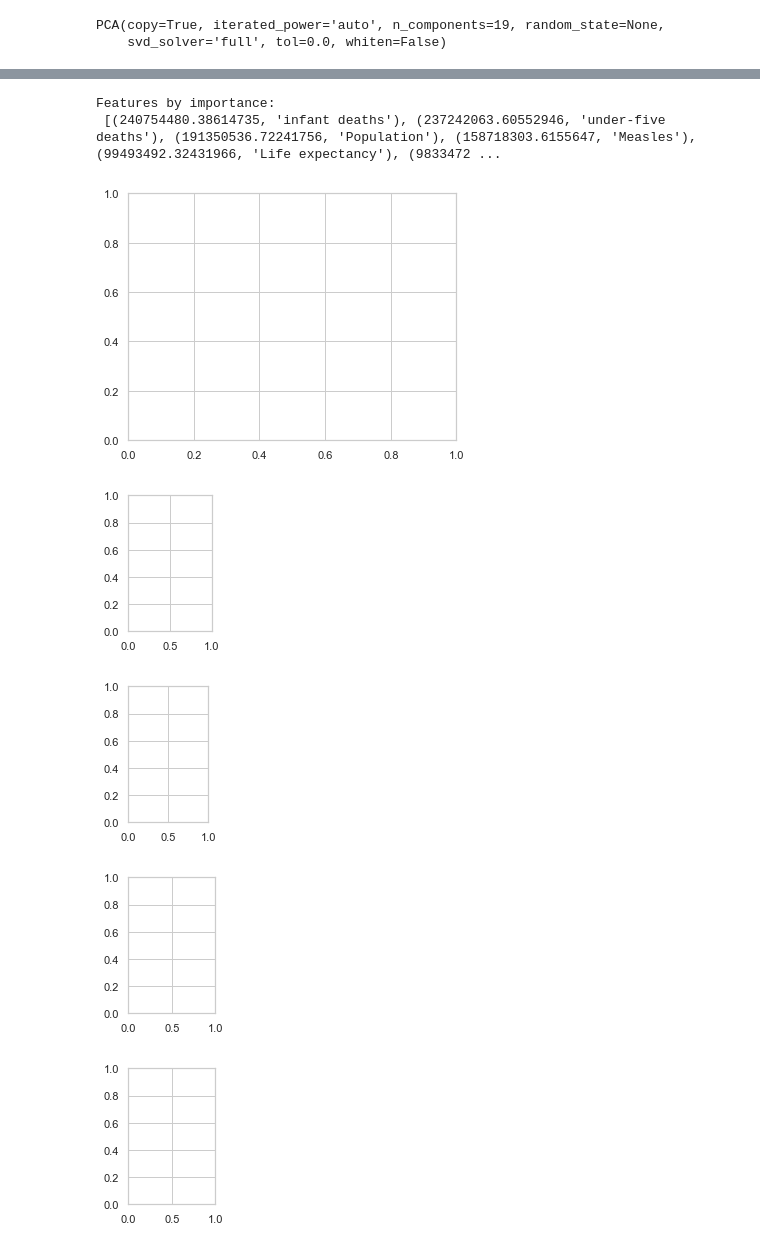
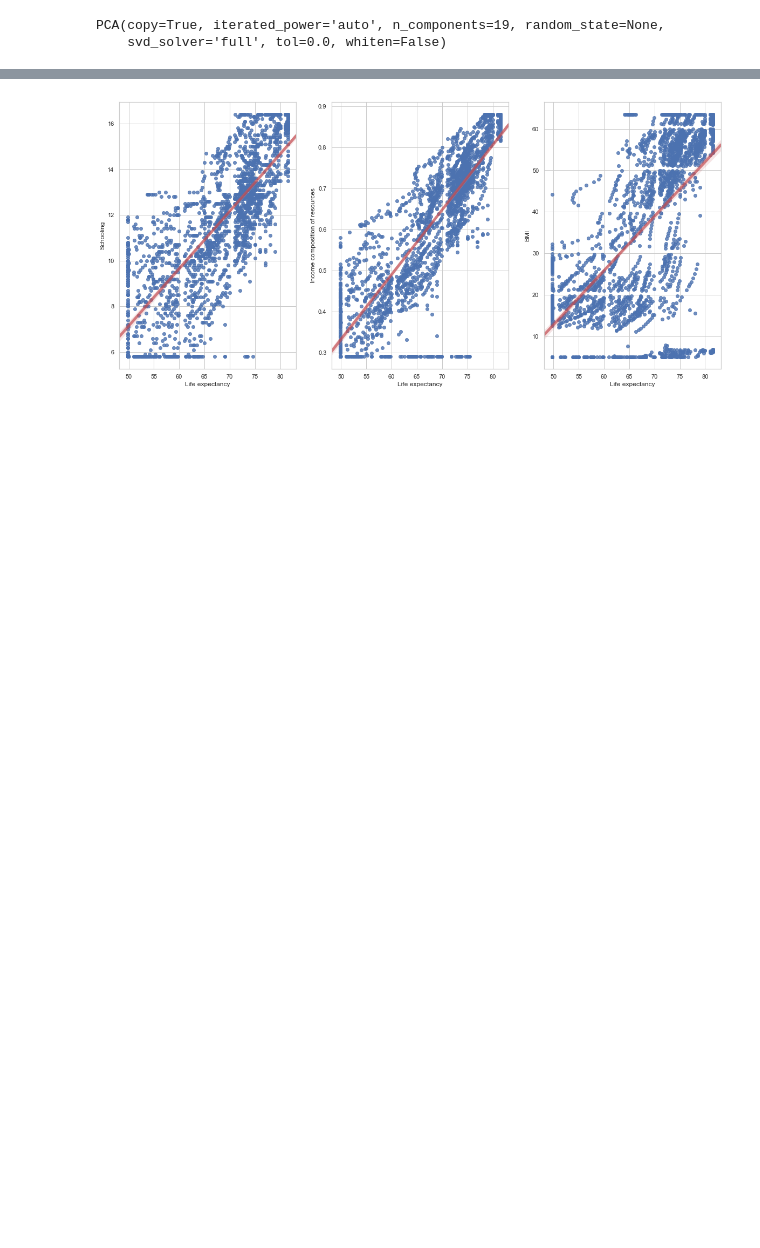
Before and after one commit to TheONEShafiq/Thinkful_Exercises, a Jupyter notebook: EDA_Challenge.ipynb, the cells around one changed output, grey strips where cells are left out. Drawn from its saved outputs; the diff is of its cells as text; code cells hidden in the pictures; blank space fills up the shorter version.

```diff
--- a/EDA_Challenge.ipynb
+++ b/EDA_Challenge.ipynb
@@ -274,6 +249,6 @@ Number of outliers is: 1753
 # %%
-# def using_mstats(s):
-#     return winsorize(s, limits=[0.05, 0.05])
+def using_mstats(s):
+    return winsorize(s, limits=[0.05, 0.05])
 
-# expectancy = expectancy_clean.apply(using_mstats, axis=0)
-# expectancy.quantile([0, 0.05, 0.25, 0.5, 0.75, 0.95, 1])
+expectancy_clean = expectancy_clean.apply(using_mstats, axis=0)
+expectancy_clean.quantile([0, 0.05, 0.25, 0.5, 0.75, 0.95, 1])
@@ -658,26 +622,0 @@ Text(0.5, 1.0, 'Correlation Matrix PCA')
-# %%
-import math
-
-def get_important_features(transformed_features, components_, columns):
-    """
-    This function will return the most "important"
-    features so we can determine which have the most
-    effect on multi-dimensional scaling
-    """
-    num_columns = len(columns)
-
-    # Scale the principal components by the max value in
-    # the transformed set belonging to that component
-    xvector = components_[0] * max(transformed_features[:,0])
-    yvector = components_[1] * max(transformed_features[:,1])
-
-    # Sort each column by it's length. These are your *original*
-    # columns, not the principal components.
-    important_features = { columns[i] : math.sqrt(xvector[i]**2 + yvector[i]**2) for i in range(num_columns) }
-    important_features = sorted(zip(important_features.values(), important_features.keys()), reverse=True)
-    print ("Features by importance:\n", important_features)
-
-get_important_features(T, pca.components_, df.columns.values)
-# %% [output]
-Features by importance:
- [(240754480.38614735, 'infant deaths'), (237242063.60552946, 'under-five deaths'), (191350536.72241756, 'Population'), (158718303.6155647, 'Measles'), (99493492.32431966, 'Life expectancy'), (9833472 ...
@@ -732,32 +623,22 @@ Features by importance:
 # %%
 #Plot the original (clean) dataset to show the relationship between target variable "Life Expectancy"
-#and the 5 features identifed via PCA that have the most impact.
-#This visualization is using the normal data
+#and the 3 features with the highest correlations.
+#This visualization is using the normal data.
 
-plt.figure(figsize=(20,10))
+plt.figure(figsize=(20,20))
 
 plt.subplot(2,3,1)
-sns.lmplot(x='Life expectancy', y='infant deaths', data=expectancy_clean)
+sns.regplot(x=expectancy_clean['Life expectancy'], y=expectancy_clean['Schooling'],
+            line_kws={'color': 'r', 'alpha':0.7, 'lw':5})
 
 plt.subplot(2,3,2)
-sns.lmplot(x='Life expectancy', y='Measles', data=expectancy_clean)
-# plt.title('Life Expectancy / Measles')
+sns.regplot(x=expectancy_clean['Life expectancy'], y=expectancy_clean['Income composition of resources'],
+            line_kws={'color': 'r', 'alpha':0.7, 'lw':5})
 
 plt.subplot(2,3,3)
-sns.lmplot(x='Life expectancy', y='HIV/AIDS', data=expectancy_clean)
-# plt.title('Life Expectancy / HIV/AIDS')
+sns.regplot(x=expectancy_clean['Life expectancy'], y=expectancy_clean['BMI'],
+            line_kws={'color': 'r', 'alpha':0.7, 'lw':5})
 
-plt.subplot(2,3,4)
-sns.lmplot(x='Life expectancy', y='thinness  1-19 years', data=expectancy_clean)
-# plt.title('Life Expectancy / Thinness  1-19 years')
-
-plt.subplot(2,3,5)
-sns.lmplot(x='Life expectancy', y='thinness 5-9 years', data=expectancy_clean)
-# plt.title('Life Expectancy / Thinness  5-9 years')
 plt.show()
 # %% [output]
-[figure, old version]
+[figure, new version]
-[figure, removed]
-[figure, removed]
-[figure, removed]
-[figure, removed]
```
Also changed, not shown: parts of 35 cells of this notebook.
